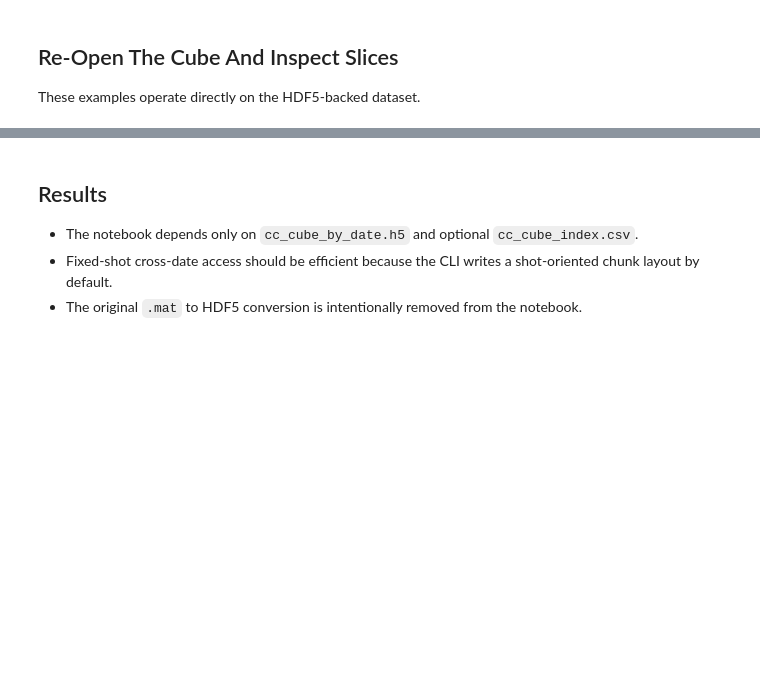
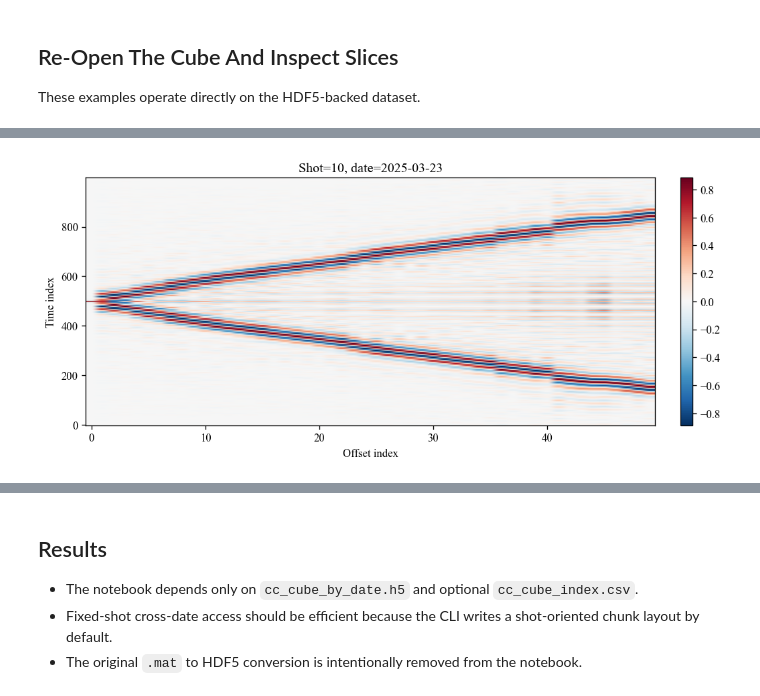
Before and after one commit to erbiaoger/dasQt_ccf, a Jupyter notebook: notebooks/build-disk-backed-changbai-cc-cube.ipynb, the cells around one changed output, grey strips where cells are left out. Cells and saved outputs as stored; diff of their text form; code cells hidden in the pictures; blank space fills up the shorter version.

```diff
--- a/notebooks/build-disk-backed-changbai-cc-cube.ipynb
+++ b/notebooks/build-disk-backed-changbai-cc-cube.ipynb
@@ -110,9 +143,9 @@ plt.show()
 # %%
 # Example 2: load one shot across all dates
 with h5py.File(OUTPUT_H5, "r") as h5f:
-    if SHOT_INDEX >= h5f["cc"].shape[1]:
-        raise IndexError(f"SHOT_INDEX={SHOT_INDEX} out of range for nshot={h5f['cc'].shape[1]}")
-    shot_cube = h5f["cc"][:, SHOT_INDEX, :, :]
+    if shot_index >= h5f["cc"].shape[1]:
+        raise IndexError(f"shot_index={shot_index} out of range for nshot={h5f['cc'].shape[1]}")
+    shot_cube = h5f["cc"][:, shot_index, :, :]
     date_labels = [x.decode("utf-8") if isinstance(x, bytes) else str(x) for x in h5f["date_labels"][:]]
 
 print("shot cube shape:", shot_cube.shape)
@@ -132,18 +183,20 @@ display(summary_df.head(20))
 # %%
 # Example 4: quick image browser for one fixed shot across dates
-DATE_INDEX = 0
-date_label = date_labels[DATE_INDEX]
-cc_slice = shot_cube[DATE_INDEX]
+data_index = 0
+date_label = date_labels[data_index]
+cc_slice = shot_cube[data_index]
 
 vmax = float(np.percentile(np.abs(cc_slice), 99))
 vmax = 1.0 if vmax == 0 else vmax
 fig, ax = plt.subplots(figsize=(10, 4))
 im = ax.imshow(cc_slice, aspect="auto", cmap="RdBu_r", vmin=-vmax, vmax=vmax, origin="lower")
-ax.set_title(f"Shot={SHOT_INDEX}, date={date_label}")
+ax.set_title(f"Shot={shot_index}, date={date_label}")
 ax.set_xlabel("Offset index")
 ax.set_ylabel("Time index")
 fig.colorbar(im, ax=ax, fraction=0.046, pad=0.04)
 plt.show()
+# %% [output]
+[figure, added]
 # %%
 # Example 5: date-wise mean / rms plot for the selected shot
 fig, ax = plt.subplots(figsize=(10, 4))
```
Also changed, not shown: parts of 12 cells of this notebook, 5 other files.
